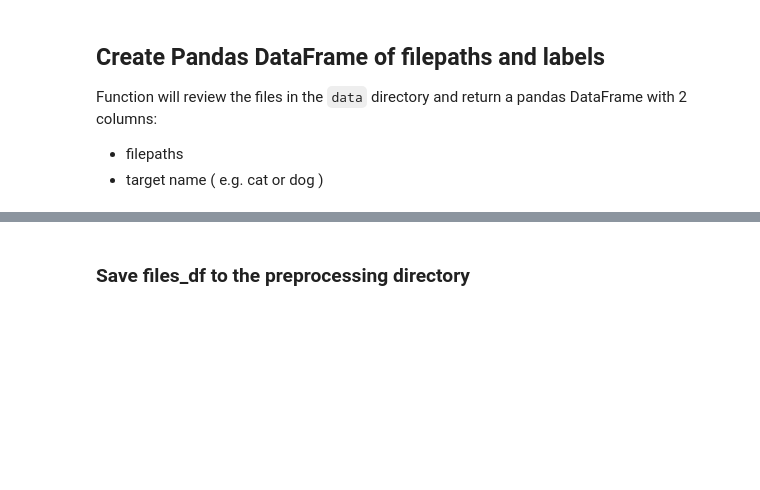
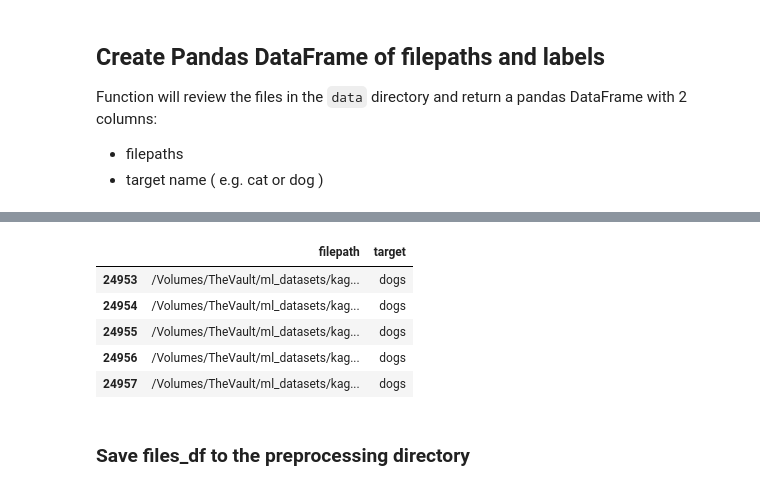
Before and after one commit to youngsoul/cats-vs-dogs-with-scikit-learn, a Jupyter notebook: 01_image_preprocessing.ipynb, the cells around one changed output, grey strips where cells are left out. Cells and saved outputs as stored; diff of their text form; code cells hidden in the pictures; blank space fills up the shorter version.

```diff
--- a/01_image_preprocessing.ipynb
+++ b/01_image_preprocessing.ipynb
@@ -53,3 +135,12 @@ files_df.head()
+# %%
+files_df.tail()
+# %% [output]
+|  | filepath | target |
+| 24953 | /Volumes/TheVault/ml_datasets/kag... | dogs |
+| 24954 | /Volumes/TheVault/ml_datasets/kag... | dogs |
+| 24955 | /Volumes/TheVault/ml_datasets/kag... | dogs |
+| 24956 | /Volumes/TheVault/ml_datasets/kag... | dogs |
+| 24957 | /Volumes/TheVault/ml_datasets/kag... | dogs |
 # %% [markdown]
 ### Save files_df to the preprocessing directory
 # %%
```
Also changed, not shown: parts of 17 cells of this notebook, 2 other files.
